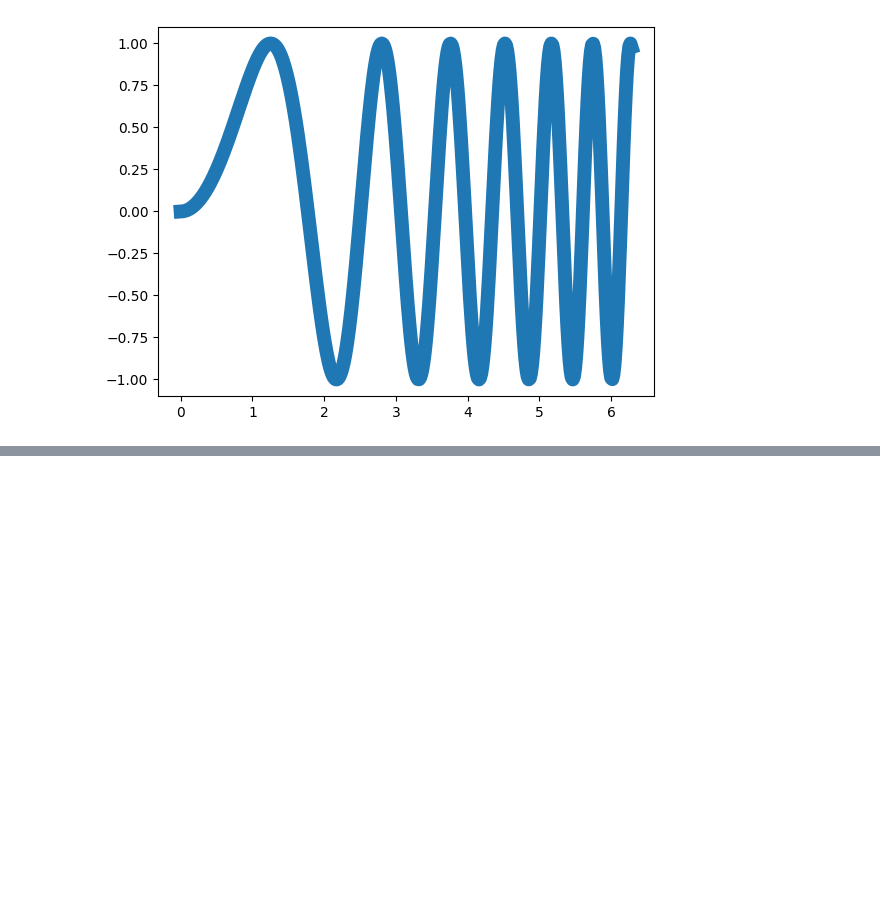
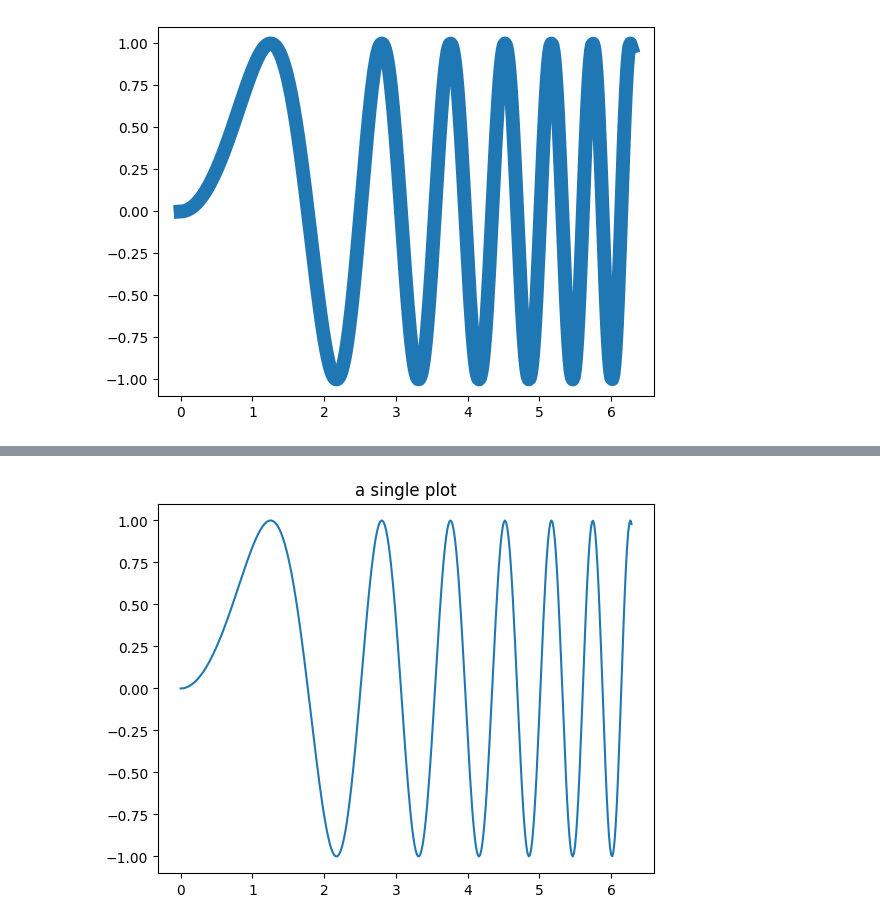
Before and after one commit to VentsislavVR/Jupyter-Notebook-Mastery-SoftUni, a Jupyter notebook: 05.Principles_matplotlib/demo.ipynb, the cells around one changed output, grey strips where cells are left out. Drawn from its saved outputs; the diff is of its cells as text; code cells hidden in the pictures; blank space fills up the shorter version.

```diff
--- a/05.Principles_matplotlib/demo.ipynb
+++ b/05.Principles_matplotlib/demo.ipynb
@@ -78,0 +93,7 @@ plt.show()
+# %%
+fig,ax = plt.subplots()
+ax.plot(x,y)
+ax.set_title('a single plot')
+plt.show()
+# %% [output]
+[figure, added]
```
Also changed, not shown: parts of 13 cells of this notebook.
